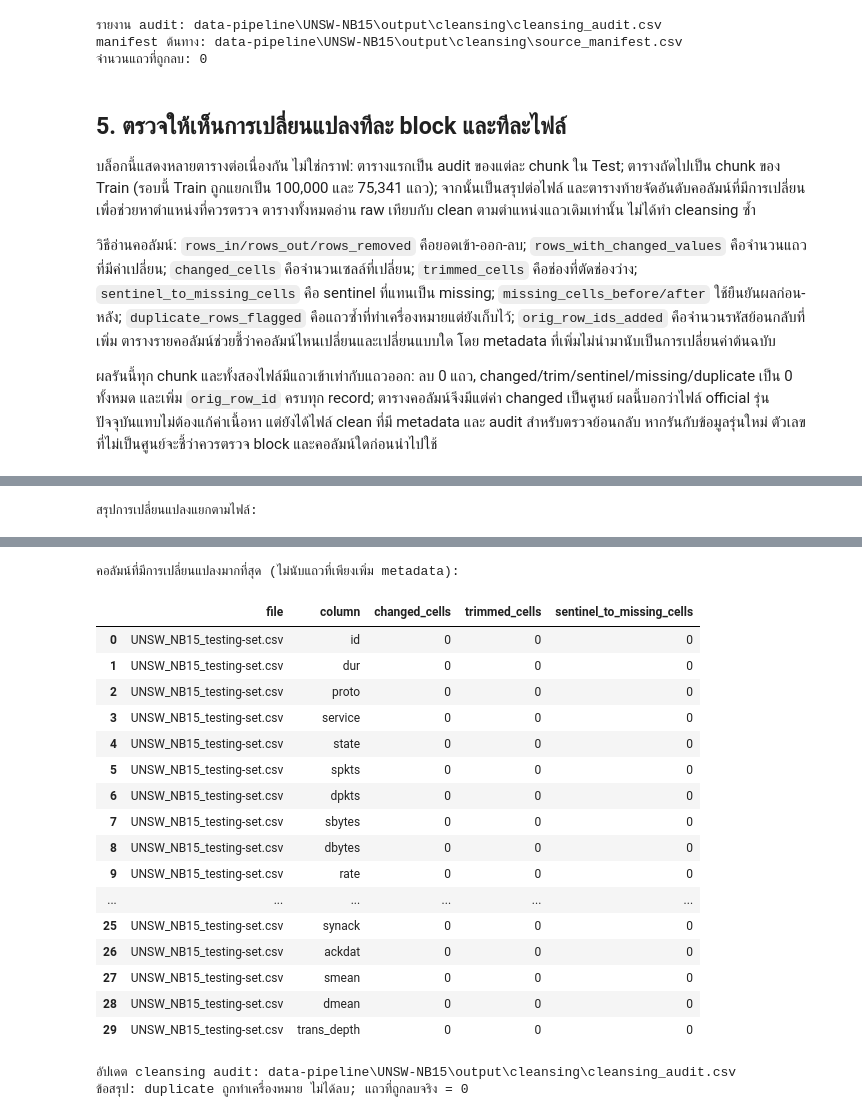
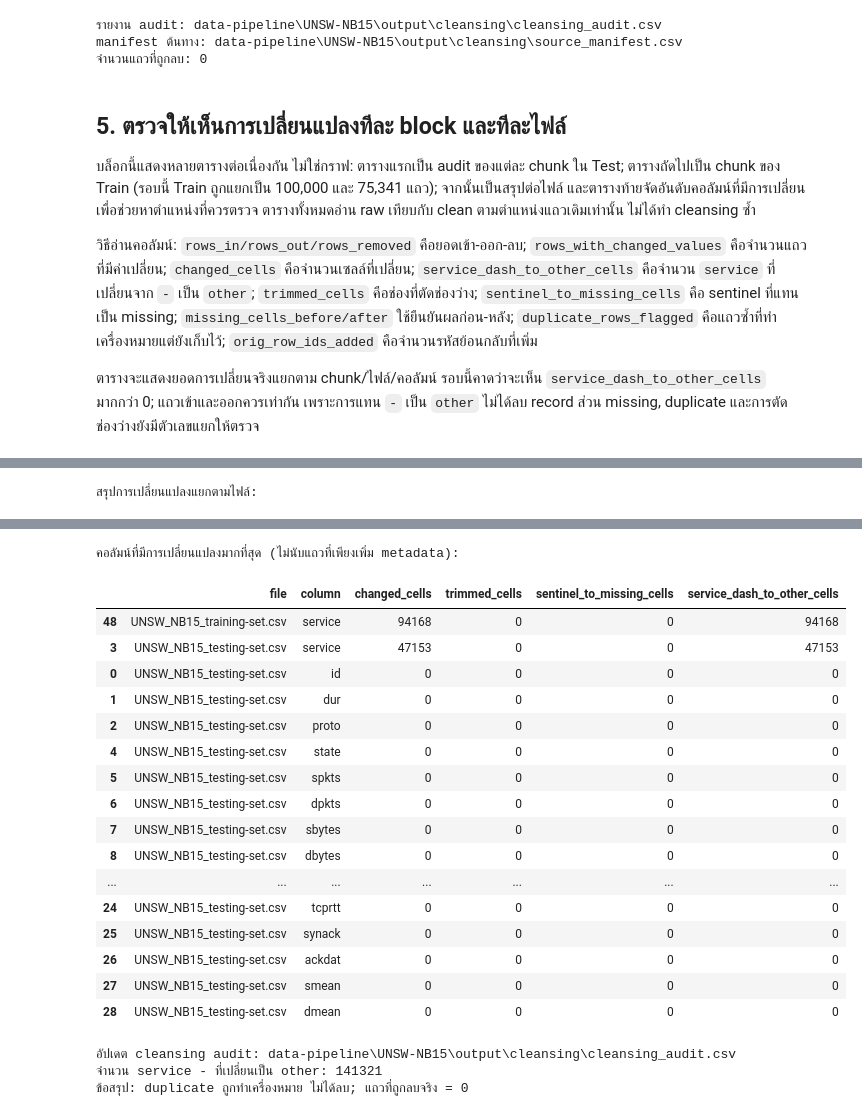
Before and after one commit to kokonj456-dotcom/CSI-ML-Network-Traffic-Detection, a Jupyter notebook: data-pipeline/UNSW-NB15/cleansing.ipynb, the cells around one changed output, grey strips where cells are left out. Saved outputs shown, nothing was run; the diff lists cells and outputs as text; code cells hidden in the pictures.

```diff
--- a/data-pipeline/UNSW-NB15/cleansing.ipynb
+++ b/data-pipeline/UNSW-NB15/cleansing.ipynb
@@ -78,9 +78,15 @@ def clean_chunk(raw_chunk):
         text = cleaned[column].astype('string').str.strip()
         is_missing_word = text.str.lower().isin(missing_words)
         cleaned[column] = text.mask(is_missing_word, pd.NA)
+
+    # เครื่องหมาย '-' ใน service เป็นหมวดบริการอื่น ไม่ใช่ missing
+    if 'service' in cleaned.columns:
+        service_text = cleaned['service'].astype('string')
+        is_other_service = service_text.str.lower().eq('-')
+        cleaned.loc[is_other_service, 'service'] = 'other'
     return cleaned
 
 print('จำนวน sentinel ที่กำหนด:', len(missing_words))
-print('ตัวอย่าง: ช่องว่างหรือข้อความ n/a จะกลายเป็น missing; ค่า 0 ยังคงเป็น 0')
+print('ตัวอย่าง: ช่องว่าง/n/a → missing; service - → other; ค่า 0 ยังคงเป็น 0')
 # %% [output]
 จำนวน sentinel ที่กำหนด: 11
@@ -192,9 +198,9 @@ manifest ต้นทาง: data-pipeline\UNSW-NB15\output\cleansing\source_man
 
 บล็อกนี้แสดงหลายตารางต่อเนื่องกัน ไม่ใช่กราฟ: ตารางแรกเป็น audit ของแต่ละ chunk ใน Test; ตารางถัดไปเป็น chunk ของ Train (รอบนี้ Train ถูกแยกเป็น 100,000 และ 75,341 แถว); จากนั้นเป็นสรุปต่อไฟล์ และตารางท้ายจัดอันดับคอลัมน์ที่มีการเปลี่ยนเพื่อช่วยหาตำแหน่งที่ควรตรวจ ตารางทั้งหมดอ่าน raw เทียบกับ clean ตามตำแหน่งแถวเดิมเท่านั้น ไม่ได้ทำ cleansing ซ้ำ
 
-วิธีอ่านคอลัมน์: `rows_in/rows_out/rows_removed` คือยอดเข้า-ออก-ลบ; `rows_with_changed_values` คือจำนวนแถวที่มีค่าเปลี่ยน; `changed_cells` คือจำนวนเซลล์ที่เปลี่ยน; `trimmed_cells` คือช่องที่ตัดช่องว่าง; `sentinel_to_missing_cells` คือ sentinel ที่แทนเป็น missing; `missing_cells_before/after` ใช้ยืนยันผลก่อน-หลัง; `duplicate_rows_flagged` คือแถวซ้ำที่ทำเครื่องหมายแต่ยังเก็บไว้; `orig_row_ids_added` คือจำนวนรหัสย้อนกลับที่เพิ่ม ตารางรายคอลัมน์ช่วยชี้ว่าคอลัมน์ไหนเปลี่ยนและเปลี่ยนแบบใด โดย metadata ที่เพิ่มไม่นำมานับเป็นการเปลี่ยนค่าต้นฉบับ
+วิธีอ่านคอลัมน์: `rows_in/rows_out/rows_removed` คือยอดเข้า-ออก-ลบ; `rows_with_changed_values` คือจำนวนแถวที่มีค่าเปลี่ยน; `changed_cells` คือจำนวนเซลล์ที่เปลี่ยน; `service_dash_to_other_cells` คือจำนวน `service` ที่เปลี่ยนจาก `-` เป็น `other`; `trimmed_cells` คือช่องที่ตัดช่องว่าง; `sentinel_to_missing_cells` คือ sentinel ที่แทนเป็น missing; `missing_cells_before/after` ใช้ยืนยันผลก่อน-หลัง; `duplicate_rows_flagged` คือแถวซ้ำที่ทำเครื่องหมายแต่ยังเก็บไว้; `orig_row_ids_added` คือจำนวนรหัสย้อนกลับที่เพิ่ม
 
-ผลรันนี้ทุก chunk และทั้งสองไฟล์มีแถวเข้าเท่ากับแถวออก: ลบ 0 แถว, changed/trim/sentinel/missing/duplicate เป็น 0 ทั้งหมด และเพิ่ม `orig_row_id` ครบทุก record; ตารางคอลัมน์จึงมีแต่ค่า changed เป็นศูนย์ ผลนี้บอกว่าไฟล์ official รุ่นปัจจุบันแทบไม่ต้องแก้ค่าเนื้อหา แต่ยังได้ไฟล์ clean ที่มี metadata และ audit สำหรับตรวจย้อนกลับ หากรันกับข้อมูลรุ่นใหม่ ตัวเลขที่ไม่เป็นศูนย์จะชี้ว่าควรตรวจ block และคอลัมน์ใดก่อนนำไปใช้
+ตารางจะแสดงยอดการเปลี่ยนจริงแยกตาม chunk/ไฟล์/คอลัมน์ รอบนี้คาดว่าจะเห็น `service_dash_to_other_cells` มากกว่า 0; แถวเข้าและออกควรเท่ากัน เพราะการแทน `-` เป็น `other` ไม่ได้ลบ record ส่วน missing, duplicate และการตัดช่องว่างยังมีตัวเลขแยกให้ตรวจ
 # %%
 from itertools import zip_longest
 
@@ -221,6 +227,7 @@ for source_path in source_files:
                                keep_default_na=False, na_filter=False)
     totals = {key: 0 for key in [
         'rows_in', 'rows_out', 'rows_removed', 'changed_cells', 'rows_with_changed_values',
+        'service_dash_to_other_cells',
         'trimmed_cells', 'sentinel_to_missing_cells', 'missing_cells_before',
         'missing_cells_after', 'duplicate_rows_flagged', 'orig_row_ids_added',
     ]}
@@ -236,6 +243,7 @@ for source_path in source_files:
             raise ValueError(f'{source_path.name}, chunk {chunk_number}: schema หรือจำนวนแถวไม่ตรงกัน')
         changed_mask = pd.DataFrame(False, index=raw_part.index, columns=raw_part.columns)
         chunk_trimmed = chunk_sentinel = chunk_missing_before = chunk_missing_after = 0
+        chunk_service_dash_to_other = 0
         for column in raw_part.columns:
             raw_text = raw_part[column].astype('string')
             trimmed = raw_text.str.strip()
@@ -243,6 +251,10 @@ for source_path in source_files:
             expected = trimmed.mask(sentinel_mask, pd.NA)
             actual = compare_as_cleaned(clean_part[column])
             changed = expected.fillna('<MISSING>').ne(actual.fillna('<MISSING>'))
+            service_dash_count = 0
+            if column.lower() == 'service':
+                service_dash_mask = trimmed.str.lower().eq('-') & actual.str.lower().eq('other')
+                service_dash_count = int(service_dash_mask.fillna(False).sum())
             changed_mask[column] = changed.to_numpy()
             trimmed_count = int(raw_text.ne(trimmed).sum())
             sentinel_count = int((sentinel_mask & trimmed.ne('')).sum())
@@ -252,13 +264,16 @@ for source_path in source_files:
             chunk_sentinel += sentinel_count
             chunk_missing_before += before_missing
             chunk_missing_after += after_missing
+            chunk_service_dash_to_other += service_dash_count
             column_item = per_column.setdefault(column, {
                 'file': source_path.name, 'column': column, 'changed_cells': 0,
                 'trimmed_cells': 0, 'sentinel_to_missing_cells': 0,
+                'service_dash_to_other_cells': 0,
             })
             column_item['changed_cells'] += int(changed.sum())
             column_item['trimmed_cells'] += trimmed_count
             column_item['sentinel_to_missing_cells'] += sentinel_count
+            column_item['service_dash_to_other_cells'] += service_dash_count
         rows_changed = int(changed_mask.any(axis=1).sum())
         duplicate_count = int(clean_part['_duplicate_flag'].str.lower().isin(['true', '1']).sum())
         chunk_rows = len(raw_part)
@@ -267,6 +282,7 @@ for source_path in source_files:
             'rows_out': len(clean_part), 'rows_removed': chunk_rows - len(clean_part),
             'rows_with_changed_values': rows_changed,
             'changed_cells': int(changed_mask.to_numpy().sum()),
+            'service_dash_to_other_cells': chunk_service_dash_to_other,
             'trimmed_cells': chunk_trimmed,
             'sentinel_to_missing_cells': chunk_sentinel,
             'missing_cells_before': chunk_missing_before,
@@ -295,5 +311,6 @@ audit_report = existing_audit.drop(columns=[
 ]).merge(file_audit_details, on='file', how='left')
 audit_report.to_csv(audit_path, index=False)
 print('อัปเดต cleansing audit:', audit_path.relative_to(project_root))
+print('จำนวน service - ที่เปลี่ยนเป็น other:', int(file_audit_details['service_dash_to_other_cells'].sum()))
 print('ข้อสรุป: duplicate ถูกทำเครื่องหมาย ไม่ได้ลบ; แถวที่ถูกลบจริง =', int(file_audit_details['rows_removed'].sum()))
 # %% [output]
@@ -310,20 +327,21 @@ print('ข้อสรุป: duplicate ถูกทำเครื่องห
 คอลัมน์ที่มีการเปลี่ยนแปลงมากที่สุด (ไม่นับแถวที่เพียงเพิ่ม metadata):
-|  | file | column | changed_cells | trimmed_cells | sentinel_to_missing_cells |
-| 0 | UNSW_NB15_testing-set.csv | id | 0 | 0 | 0 |
-| 1 | UNSW_NB15_testing-set.csv | dur | 0 | 0 | 0 |
-| 2 | UNSW_NB15_testing-set.csv | proto | 0 | 0 | 0 |
-| 3 | UNSW_NB15_testing-set.csv | service | 0 | 0 | 0 |
-| 4 | UNSW_NB15_testing-set.csv | state | 0 | 0 | 0 |
-| 5 | UNSW_NB15_testing-set.csv | spkts | 0 | 0 | 0 |
-| 6 | UNSW_NB15_testing-set.csv | dpkts | 0 | 0 | 0 |
-| 7 | UNSW_NB15_testing-set.csv | sbytes | 0 | 0 | 0 |
-| 8 | UNSW_NB15_testing-set.csv | dbytes | 0 | 0 | 0 |
-| 9 | UNSW_NB15_testing-set.csv | rate | 0 | 0 | 0 |
-| ... | ... | ... | ... | ... | ... |
-| 25 | UNSW_NB15_testing-set.csv | synack | 0 | 0 | 0 |
-| 26 | UNSW_NB15_testing-set.csv | ackdat | 0 | 0 | 0 |
-| 27 | UNSW_NB15_testing-set.csv | smean | 0 | 0 | 0 |
-| 28 | UNSW_NB15_testing-set.csv | dmean | 0 | 0 | 0 |
-| 29 | UNSW_NB15_testing-set.csv | trans_depth | 0 | 0 | 0 |
+|  | file | column | changed_cells | trimmed_cells | sentinel_to_missing_cells | service_dash_to_other_cells |
+| 48 | UNSW_NB15_training-set.csv | service | 94168 | 0 | 0 | 94168 |
+| 3 | UNSW_NB15_testing-set.csv | service | 47153 | 0 | 0 | 47153 |
+| 0 | UNSW_NB15_testing-set.csv | id | 0 | 0 | 0 | 0 |
+| 1 | UNSW_NB15_testing-set.csv | dur | 0 | 0 | 0 | 0 |
+| 2 | UNSW_NB15_testing-set.csv | proto | 0 | 0 | 0 | 0 |
+| 4 | UNSW_NB15_testing-set.csv | state | 0 | 0 | 0 | 0 |
+| 5 | UNSW_NB15_testing-set.csv | spkts | 0 | 0 | 0 | 0 |
+| 6 | UNSW_NB15_testing-set.csv | dpkts | 0 | 0 | 0 | 0 |
+| 7 | UNSW_NB15_testing-set.csv | sbytes | 0 | 0 | 0 | 0 |
+| 8 | UNSW_NB15_testing-set.csv | dbytes | 0 | 0 | 0 | 0 |
+| ... | ... | ... | ... | ... | ... | ... |
+| 24 | UNSW_NB15_testing-set.csv | tcprtt | 0 | 0 | 0 | 0 |
+| 25 | UNSW_NB15_testing-set.csv | synack | 0 | 0 | 0 | 0 |
+| 26 | UNSW_NB15_testing-set.csv | ackdat | 0 | 0 | 0 | 0 |
+| 27 | UNSW_NB15_testing-set.csv | smean | 0 | 0 | 0 | 0 |
+| 28 | UNSW_NB15_testing-set.csv | dmean | 0 | 0 | 0 | 0 |
 อัปเดต cleansing audit: data-pipeline\UNSW-NB15\output\cleansing\cleansing_audit.csv
+จำนวน service - ที่เปลี่ยนเป็น other: 141321
 ข้อสรุป: duplicate ถูกทำเครื่องหมาย ไม่ได้ลบ; แถวที่ถูกลบจริง = 0
```
Also changed, not shown: parts of 4 cells of this notebook, 13 other files.
